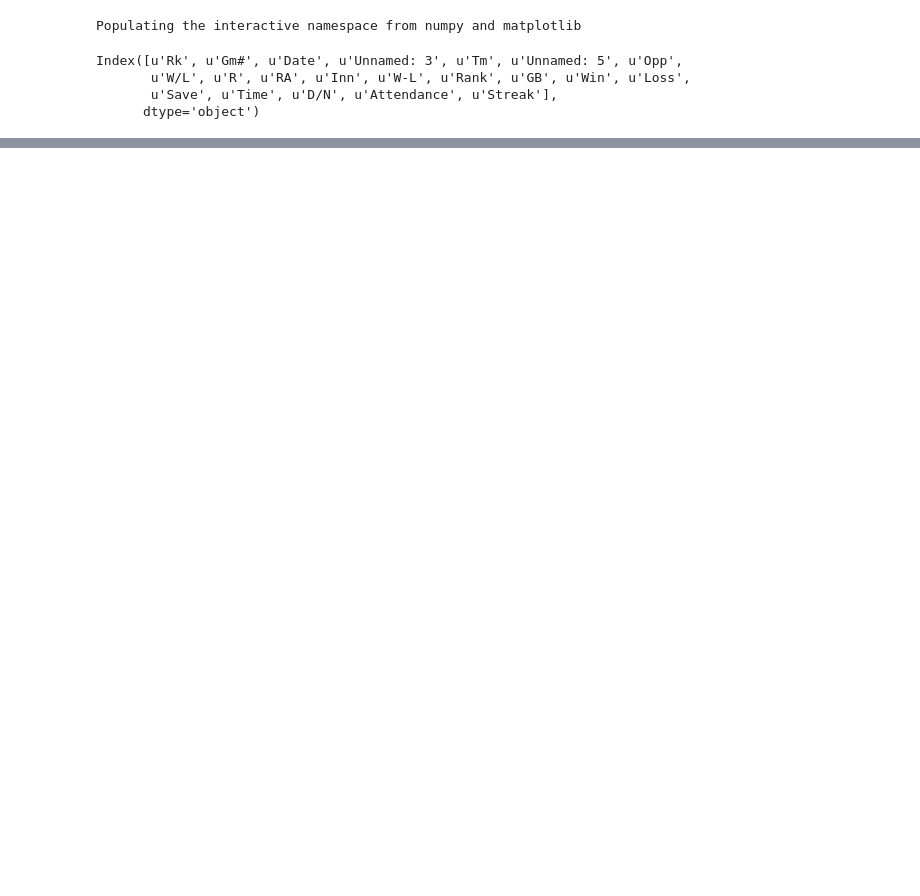
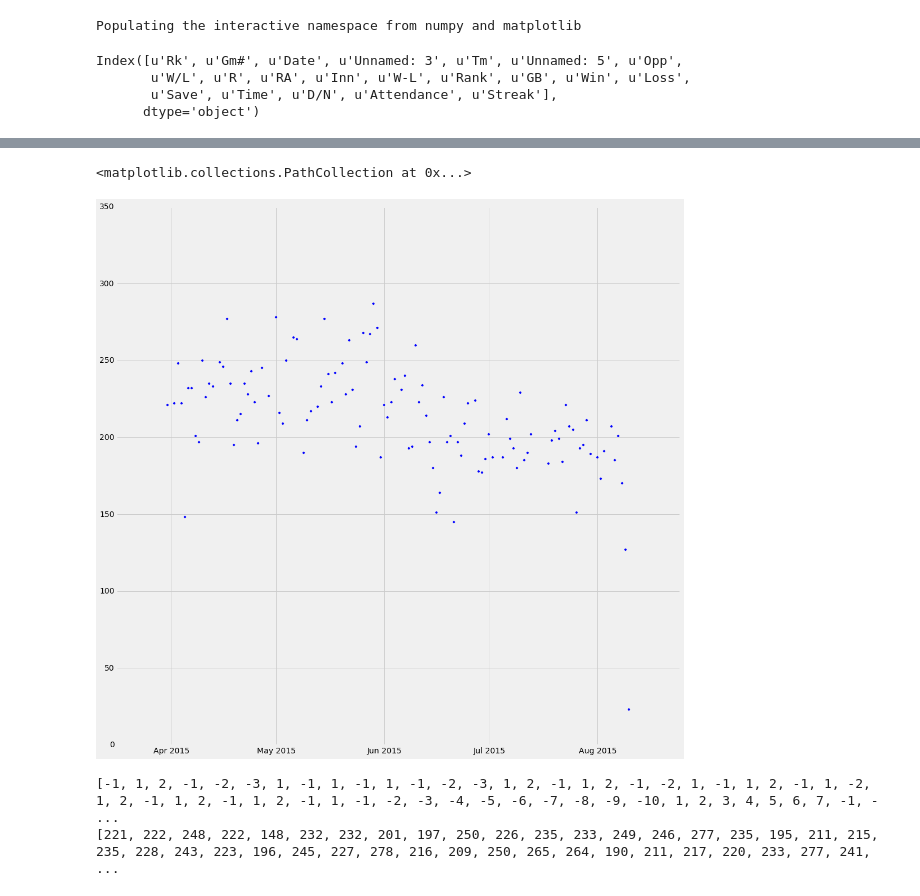
Before and after one commit to docmarionum1/ads_foundations, a Jupyter notebook: Test.ipynb, the cells around one changed output, grey strips where cells are left out. Saved outputs shown, nothing was run; the diff lists cells and outputs as text; code cells hidden in the pictures; blank space fills up the shorter version.

```diff
--- a/Test.ipynb
+++ b/Test.ipynb
@@ -87,0 +123,24 @@ abline_plot(model_results=mod, ax=ax, color='red')
+# %%
+merged = pd.merge(df, crimes, on='Date')
+# %%
+grouped = merged.groupby('Date')
+# %%
+figure, ax = pl.subplots(figsize=(16,16))
+ax.scatter(sorted(grouped.groups.keys()), grouped.count()['NatureCode'])
+# %% [output]
+<matplotlib.collections.PathCollection at 0x...>
+[figure, added]
+# %%
+streak = []
+counts = []
+for d in sorted(grouped.groups.keys()):
+    #print d
+    #print len(grouped.get_group(d))
+    streak.append(grouped.get_group(d).Streak.iloc[0])
+    counts.append(grouped.get_group(d).count()['NatureCode'])
+    #print len(grouped.get_group(d))
+print streak
+print counts
+# %% [output]
+[-1, 1, 2, -1, -2, -3, 1, -1, 1, -1, 1, -1, -2, -3, 1, 2, -1, 1, 2, -1, -2, 1, -1, 1, 2, -1, 1, -2, 1, 2, -1, 1, 2, -1, 1, 2, -1, 1, -1, -2, -3, -4, -5, -6, -7, -8, -9, -10, 1, 2, 3, 4, 5, 6, 7, -1, - ...
+[221, 222, 248, 222, 148, 232, 232, 201, 197, 250, 226, 235, 233, 249, 246, 277, 235, 195, 211, 215, 235, 228, 243, 223, 196, 245, 227, 278, 216, 209, 250, 265, 264, 190, 211, 217, 220, 233, 277, 241, ...
```
Also changed, not shown: parts of 13 cells of this notebook, 4 other files.
